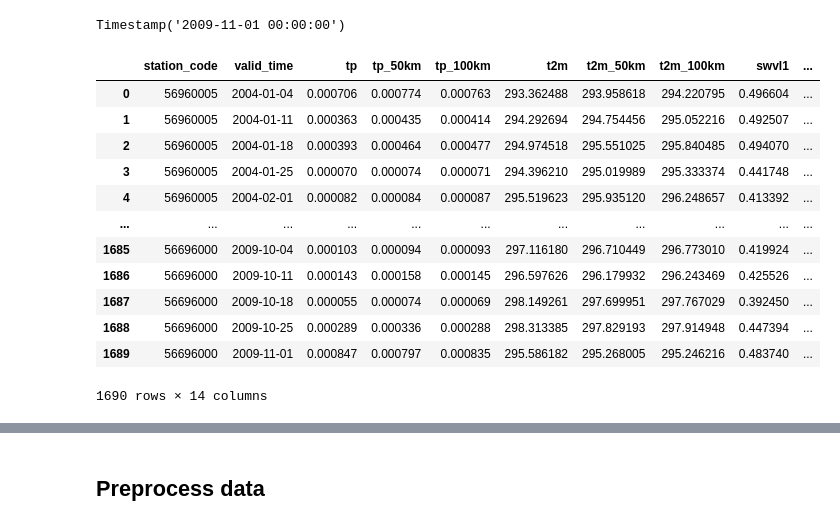
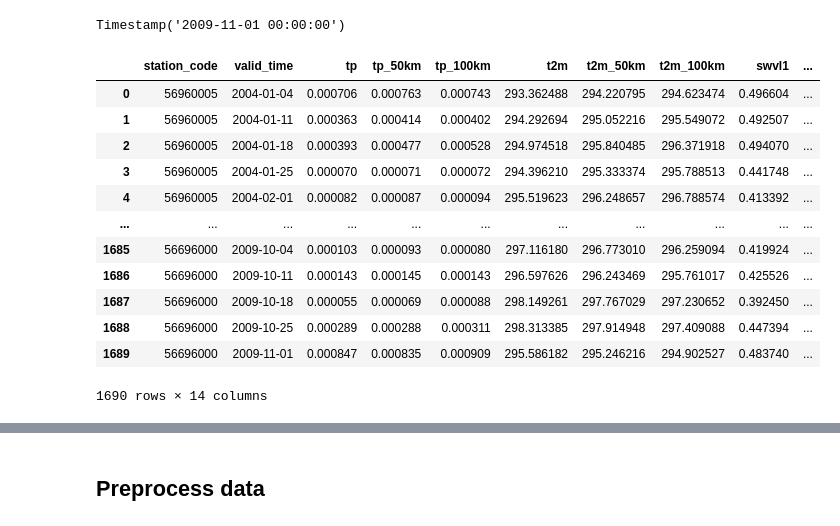
Before and after one commit to Iyeleon/codabench_water_scarcity, a Jupyter notebook: exploration_notebooks.ipynb, the cells around one changed output, grey strips where cells are left out. Saved outputs shown, nothing was run; the diff lists cells and outputs as text; code cells hidden in the pictures.

```diff
--- a/exploration_notebooks.ipynb
+++ b/exploration_notebooks.ipynb
@@ -188,46 +247,45 @@ for key, var in key_vars.items():
         # === 2. Buffer-based Aggregation ===
         for buffer_size in buffer_scales:
             # Select data within buffer
-            buffer_size_deg = buffer_size / 111
-            geom = row.geometry.buffer(buffer_size / 111 / 2)
+            geom = row.geometry.buffer(buffer_size / 111 )
             clipped_data = data_var.rio.clip([geom])
             buffer_values = clipped_data.mean(dim = ['latitude', 'longitude'])
             buffer_values = buffer_values.to_dataframe().reset_index()
             buffer_values = buffer_values[buffer_values.valid_time <= max_date]
             buffer_values['station_code'] = buffer_values["station_code"] = row.station_code
             buffer_values = buffer_values.rename(columns={var: f'{var}_{buffer_size}km'})
 
             # Merge with point values using date
             sampled_values = sampled_values.merge(
                 buffer_values[["valid_time", 'station_code', f'{var}_{buffer_size}km']],
                 on=['station_code', "valid_time"],
                 how="left"
             )
 
         keys_list.append(sampled_values)
 
     # Combine all DataFrames
     df_keys = pd.concat(keys_list, ignore_index=True)
     if not isinstance(weather_df, pd.DataFrame):
         weather_df = df_keys
     else:
         weather_df = weather_df.merge(
             df_keys,
             on = ['station_code', "valid_time"],
             how = 'left'
         )
 weather_df
 # %% [output]
 |  | station_code | valid_time | tp | tp_50km | tp_100km | t2m | t2m_50km | t2m_100km | swvl1 | ... |
-| 0 | 56960005 | 2004-01-04 | 0.000706 | 0.000774 | 0.000763 | 293.362488 | 293.958618 | 294.220795 | 0.496604 | ... |
-| 1 | 56960005 | 2004-01-11 | 0.000363 | 0.000435 | 0.000414 | 294.292694 | 294.754456 | 295.052216 | 0.492507 | ... |
-| 2 | 56960005 | 2004-01-18 | 0.000393 | 0.000464 | 0.000477 | 294.974518 | 295.551025 | 295.840485 | 0.494070 | ... |
-| 3 | 56960005 | 2004-01-25 | 0.000070 | 0.000074 | 0.000071 | 294.396210 | 295.019989 | 295.333374 | 0.441748 | ... |
-| 4 | 56960005 | 2004-02-01 | 0.000082 | 0.000084 | 0.000087 | 295.519623 | 295.935120 | 296.248657 | 0.413392 | ... |
+| 0 | 56960005 | 2004-01-04 | 0.000706 | 0.000763 | 0.000743 | 293.362488 | 294.220795 | 294.623474 | 0.496604 | ... |
+| 1 | 56960005 | 2004-01-11 | 0.000363 | 0.000414 | 0.000402 | 294.292694 | 295.052216 | 295.549072 | 0.492507 | ... |
+| 2 | 56960005 | 2004-01-18 | 0.000393 | 0.000477 | 0.000528 | 294.974518 | 295.840485 | 296.371918 | 0.494070 | ... |
+| 3 | 56960005 | 2004-01-25 | 0.000070 | 0.000071 | 0.000072 | 294.396210 | 295.333374 | 295.788513 | 0.441748 | ... |
+| 4 | 56960005 | 2004-02-01 | 0.000082 | 0.000087 | 0.000094 | 295.519623 | 296.248657 | 296.788574 | 0.413392 | ... |
 | ... | ... | ... | ... | ... | ... | ... | ... | ... | ... | ... |
-| 1685 | 56696000 | 2009-10-04 | 0.000103 | 0.000094 | 0.000093 | 297.116180 | 296.710449 | 296.773010 | 0.419924 | ... |
-| 1686 | 56696000 | 2009-10-11 | 0.000143 | 0.000158 | 0.000145 | 296.597626 | 296.179932 | 296.243469 | 0.425526 | ... |
-| 1687 | 56696000 | 2009-10-18 | 0.000055 | 0.000074 | 0.000069 | 298.149261 | 297.699951 | 297.767029 | 0.392450 | ... |
-| 1688 | 56696000 | 2009-10-25 | 0.000289 | 0.000336 | 0.000288 | 298.313385 | 297.829193 | 297.914948 | 0.447394 | ... |
-| 1689 | 56696000 | 2009-11-01 | 0.000847 | 0.000797 | 0.000835 | 295.586182 | 295.268005 | 295.246216 | 0.483740 | ... |
+| 1685 | 56696000 | 2009-10-04 | 0.000103 | 0.000093 | 0.000080 | 297.116180 | 296.773010 | 296.259094 | 0.419924 | ... |
+| 1686 | 56696000 | 2009-10-11 | 0.000143 | 0.000145 | 0.000143 | 296.597626 | 296.243469 | 295.761017 | 0.425526 | ... |
+| 1687 | 56696000 | 2009-10-18 | 0.000055 | 0.000069 | 0.000088 | 298.149261 | 297.767029 | 297.230652 | 0.392450 | ... |
+| 1688 | 56696000 | 2009-10-25 | 0.000289 | 0.000288 | 0.000311 | 298.313385 | 297.914948 | 297.409088 | 0.447394 | ... |
+| 1689 | 56696000 | 2009-11-01 | 0.000847 | 0.000835 | 0.000909 | 295.586182 | 295.246216 | 294.902527 | 0.483740 | ... |
 1690 rows × 14 columns
```
Also changed, not shown: parts of 30 cells of this notebook, 7 other files.
